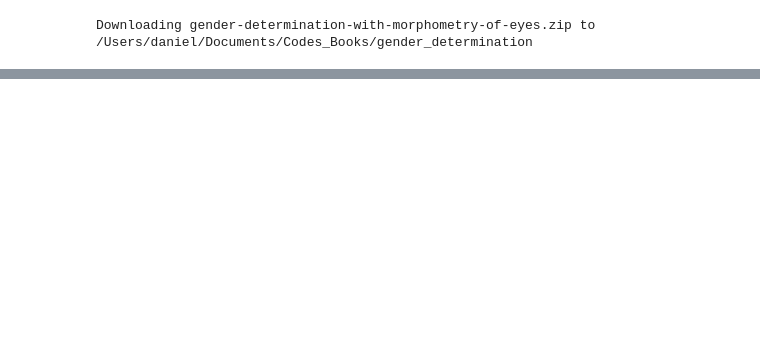
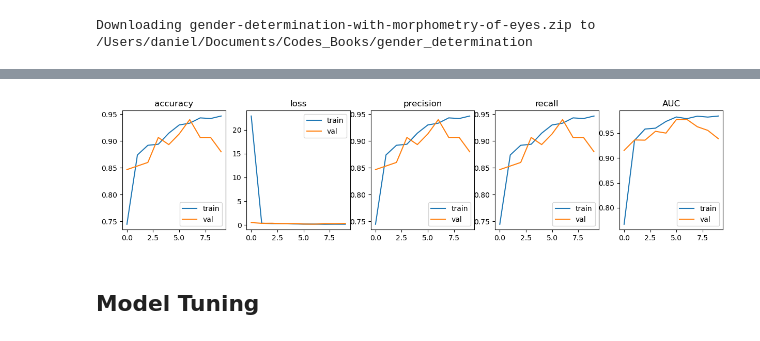
Before and after one commit to Danselem/gender_determination, a Jupyter notebook: notebook.ipynb, the cells around one changed output, grey strips where cells are left out. Cells and saved outputs as stored; diff of their text form; code cells hidden in the pictures; blank space fills up the shorter version.

```diff
--- a/notebook.ipynb
+++ b/notebook.ipynb
@@ -86,3 +42,0 @@ os.getcwd()
-# %%
-resnet50 = keras.applications.resnet50
-train_dataset, val_dataset = generators((224,224), preprocessing=resnet50.preprocess_input)
@@ -242,0 +119,3 @@ plt.show()
+# %%
+resnet50 = keras.applications.resnet50
+train_ds, val_ds = generators((150,150), preprocessing=resnet50.preprocess_input)
@@ -242,0 +162,13 @@ plt.show()
+# %%
+full_model.compile(loss='binary_crossentropy',
+                  optimizer=keras.optimizers.Adam(learning_rate=0.01),
+                  metrics=['accuracy', 'Precision','Recall', 'AUC',])
+# %%
+history = full_model.fit(
+    train_ds,
+    validation_data = val_ds,
+    workers=10,
+    epochs=10,
+    steps_per_epoch=50,
+    validation_steps = 5
+)
@@ -242,0 +199,32 @@ plt.show()
+# %%
+fig, ax = plt.subplots(1, 5, figsize=(15, 3))
+ax[0].plot(history.history['accuracy'], label='train')
+ax[0].plot(history.history['val_accuracy'], label='val')
+ax[0].set_title('accuracy')
+ax[0].legend()
+
+ax[1].plot(history.history['loss'], label='train')
+ax[1].plot(history.history['val_loss'], label='val')
+ax[1].set_title('loss')
+ax[1].legend()
+
+ax[2].plot(history.history['precision'], label='train')
+ax[2].plot(history.history['val_precision'], label='val')
+ax[2].set_title('precision')
+ax[2].legend()
+
+ax[3].plot(history.history['recall'], label='train')
+ax[3].plot(history.history['val_recall'], label='val')
+ax[3].set_title('recall')
+ax[3].legend()
+
+ax[4].plot(history.history['auc'], label='train')
+ax[4].plot(history.history['val_auc'], label='val')
+ax[4].set_title('AUC')
+ax[4].legend()
+
+plt.show()
+# %% [output]
+[figure, added]
+# %% [markdown]
+## Model Tuning
```
Also changed, not shown: parts of 70 cells of this notebook, 9 other files.
